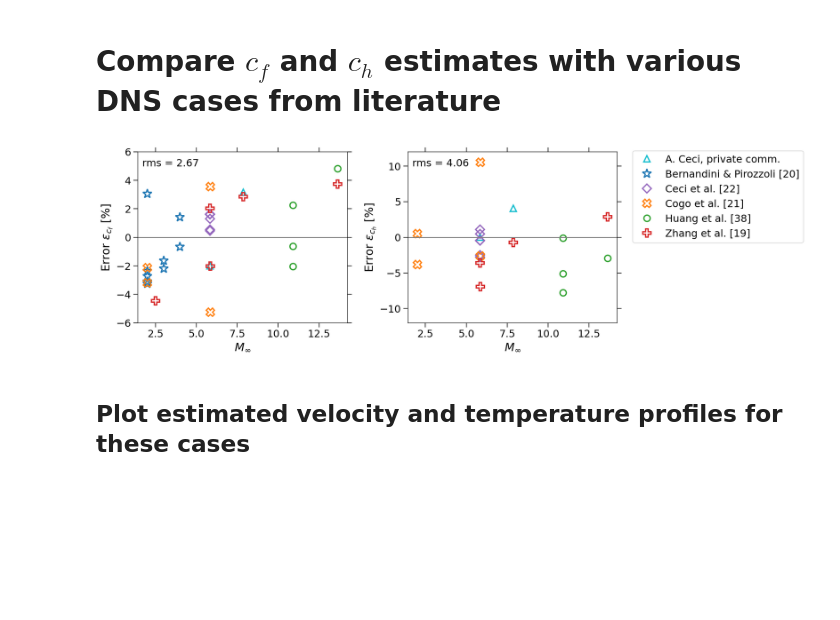
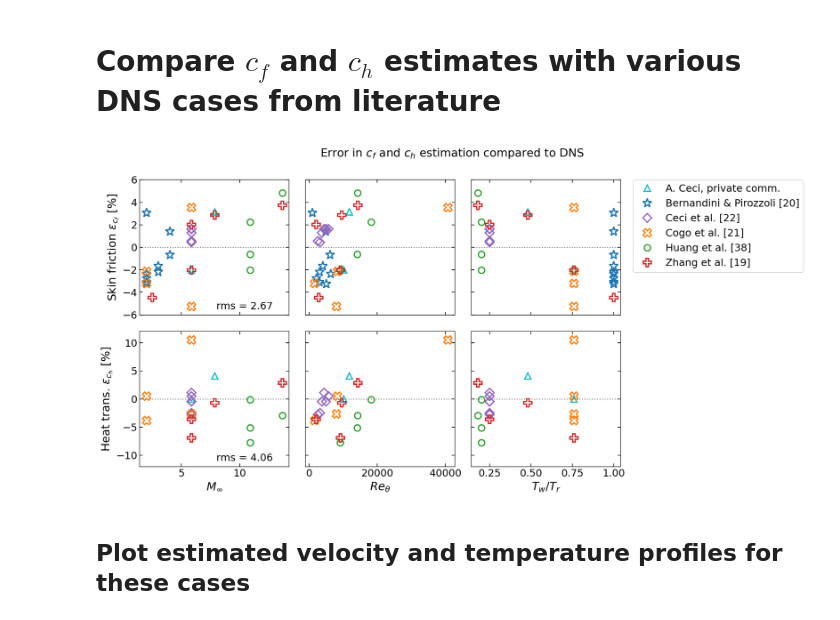
Before and after one commit to Fluid-Dynamics-Of-Energy-Systems-Team/DragAndHeatTransferEstimation, a Jupyter notebook: DragAndHeatTransferEstimation.ipynb, the cells around one changed output. Drawn from its saved outputs; the diff is of its cells as text; code cells hidden in the pictures; blank space fills up the shorter version.

Commit message:
updated plot

```diff
--- a/DragAndHeatTransferEstimation.ipynb
+++ b/DragAndHeatTransferEstimation.ipynb
@@ -261,65 +261,72 @@ import pandas as pd
 DNS = pd.read_csv("DataForDragAndHeatTransfer.csv")
 groups = DNS.groupby('Author', as_index=True)
 
-fig, ax = plt.subplots(1,2,figsize=(16,5))
-
 cf_rms = 0.0
 ch_rms = 0.0
+
+fig, ax = plt.subplots(2,3,figsize=(16,8), sharex='col', sharey='row')
 
 for group_name, group in groups:
     for row_index, row in group.reset_index().iterrows():
 
         Minf      = row['Minf']
         ReTheta   = row['ReTheta']
         Tw_Tr     = row['Tw_Tr']
         viscLaw   = row['ViscLaw']
         Tinf_dim  = row['Tinf']
         cf_DNS    = row['cf_DNS']
         ch_DNS    = row['ch_DNS']
 
         label = None
         if row_index == 0:
             label = row['Author']
 
-        cf,ch,_,_,_,_,_,_,_ = solver(ReTheta=ReTheta, Minf=Minf, Tw_Tr=Tw_Tr,
-                                     viscLaw=viscLaw, Tinf_dim=Tinf_dim)
+        cf,ch,_,_,_,_,_,_,_ = solver(ReTheta = ReTheta, Minf = Minf, Tw_Tr = Tw_Tr,
+                                     viscLaw = viscLaw, Tinf_dim = Tinf_dim)
 
         cf_err  = (cf-cf_DNS)/cf_DNS*100
         ch_err  = (ch-ch_DNS)/ch_DNS*100
 
         cf_rms += cf_err**2
         ch_rms  = np.nansum([ch_rms,ch_err**2])
 
-        ax[0].plot(Minf, cf_err, marker = row['Symbol'], color = row['Color'], ms=10*row['Size'],
-             mew=2, fillstyle='none', linestyle='None', label=label)
-        ax[1].plot(Minf, ch_err, marker = row['Symbol'], color = row['Color'], ms=10*row['Size'],
-             mew=2, fillstyle='none', linestyle='None', label=label)
+        params = {"marker": row['Symbol'], "color": row['Color'], "ms": 10*row['Size'],
+                  "mew": 2, "fillstyle": 'none', "linestyle": 'None', "label": label}
+
+        ax[0,0].plot(Minf,    cf_err, **params)
+        ax[0,1].plot(ReTheta, cf_err, **params)
+        ax[0,2].plot(Tw_Tr,   cf_err, **params)
+
+        ax[1,0].plot(Minf,    ch_err, **params)
+        ax[1,1].plot(ReTheta, ch_err, **params)
+        ax[1,2].plot(Tw_Tr,   ch_err, **params)
 
 cf_rms = np.sqrt(cf_rms/DNS["cf_DNS"].count())
 ch_rms = np.sqrt(ch_rms/DNS["ch_DNS"].count())
 
-ax[0].text(1.7,5, "rms = " + str(round(cf_rms,2)))
-ax[1].text(1.7,10,"rms = " + str(round(ch_rms,2)))
-ax[0].set_ylabel(r"Error $\varepsilon_{c_f}~[\%]$",fontsize = 18)
-ax[1].set_ylabel(r"Error $\varepsilon_{c_h}~[\%]$",fontsize = 18)
+ax[0,0].text(8,-5.5, "rms = " + str(round(cf_rms,2)))
+ax[1,0].text(8,-11,  "rms = " + str(round(ch_rms,2)))
+ax[0,0].set_ylabel(r"Skin friction $\varepsilon_{c_f}~[\%]$",fontsize = 18)
+ax[1,0].set_ylabel(r"Heat trans. $\varepsilon_{c_h}~[\%]$",fontsize = 18)
+ax[1,0].set_xlabel(r"$M_\infty$",fontsize = 18)
+ax[1,1].set_xlabel(r"$Re_\theta$",fontsize = 18)
+ax[1,2].set_xlabel(r"$T_w/T_r$",fontsize = 18)
 
-ax[0].set_ylim([-6, 6])
-ax[1].set_ylim([-12, 12])
+ax[0,0].set_ylim([-6, 6])
+ax[1,0].set_ylim([-12, 12])
 
-for a in ax:
-    a.tick_params(axis='both', which='both', direction='out',labelsize=16,right=True,top=True)
-    a.tick_params(which='major', length=7, width=1)
-    a.tick_params(which='minor', length=4, width=1)
-    a.set_xlabel(r"$M_\infty$",fontsize = 18)
+for a in ax.reshape(-1):
+    a.tick_params(axis='both', which='both', direction='in',labelsize=16,right=True,top=True)
+    a.tick_params(which='major', length=5, width=1)
+    a.tick_params(which='minor', length=3, width=1)
+    a.axhline(y=0, color="gray", linestyle=":")
 
-ax[0].axhline(y=0, color="gray", linestyle="-")
-ax[1].axhline(y=0, color="gray", linestyle="-")
+ax[0,2].legend(bbox_to_anchor=(1.05, 1.035))
 
-ax[1].legend(bbox_to_anchor=(1.05, 1.035))
-
+fig.suptitle(r"Error in $c_f$ and $c_h$ estimation compared to DNS", fontsize = 18)
 plt.tight_layout()
 # %% [output]
-[figure, old version]
+[figure, new version]
 # %% [markdown]
 ## Plot estimated velocity and temperature profiles for these cases
 # %%
```
